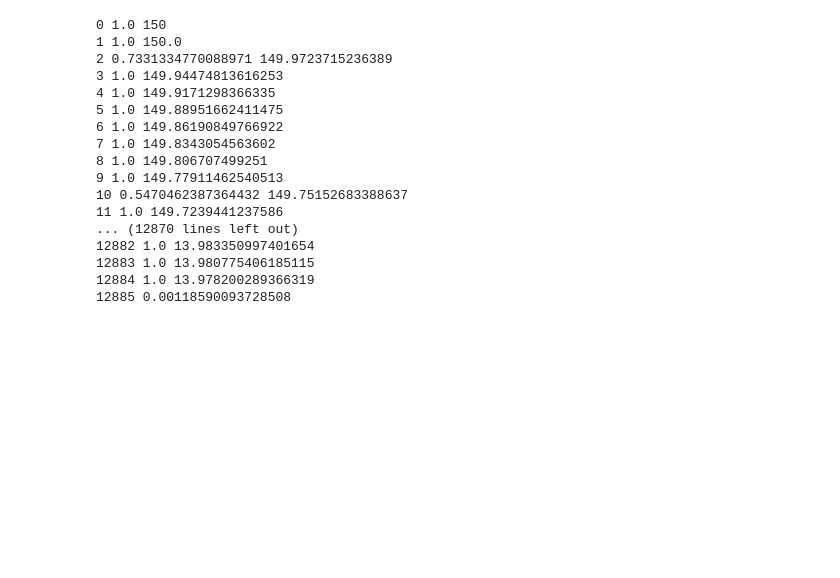
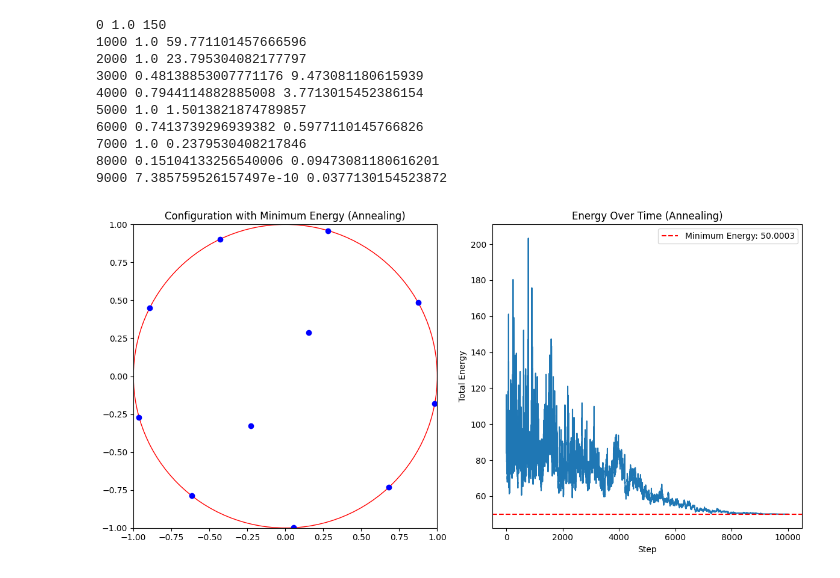
Before and after one commit to DutchProg/STSIM_ass3, a Jupyter notebook: EzradeCleen_12042137_ElinevandeLagemaat_11892900_Assignment_3.ipynb, the cells around one changed output. Saved outputs shown, nothing was run; the diff lists cells and outputs as text; code cells hidden in the pictures; blank space fills up the shorter version.

Commit message:
added_plots_added_optimalizations

```diff
--- a/EzradeCleen_12042137_ElinevandeLagemaat_11892900_Assignment_3.ipynb
+++ b/EzradeCleen_12042137_ElinevandeLagemaat_11892900_Assignment_3.ipynb
@@ -1,7 +1,7 @@
 # %%
 import numpy as np
 import matplotlib.pyplot as plt
-
+import random
 
 def initialize_particles_center_bias(n, radius, center_bias=0.3):
     """ Initialize particles with a bias towards the center. """
@@ -32,15 +32,22 @@ def update_particle_positions(particles, step_size, radius):
         direction = np.array([np.cos(angle), np.sin(angle)])
 
         # Update the particle position in the random direction
-        new_particles[i] += direction * step_size * np.random.uniform(0, 1)
+        new_particles[i] += direction * step_size * np.random.uniform(0, 2)
 
         # Check if the particle is outside the boundary
         distance_from_center = np.linalg.norm(new_particles[i])
+
+        # if random.random() > distance_from_center**2:
+        #     perturbation = np.random.normal(scale=0.5, size=particles[i].shape)
+        #     new_particles[i] += perturbation
+
+        # distance_from_center = np.linalg.norm(new_particles[i])
         if distance_from_center > radius:
             # If outside, reposition it on the boundary
             new_particles[i] = new_particles[i] / distance_from_center * radius
 
     return new_particles
+
 
 def simulate_charged_particles_annealing(n, radius, steps, initial_step_size, final_step_size, initial_temp, final_temp):
     """ Simulate the charged particles with simulated annealing, updating all particles at once. """
@@ -68,7 +75,9 @@ def simulate_charged_particles_annealing(n, radius, steps, initial_step_size, fi
         if new_energy < current_energy or np.random.rand() < np.exp((current_energy - new_energy) / temperature):
             particles = new_particles
             current_energy = new_energy
-        print(step, np.exp((current_energy - new_energy) / temperature), temperature)
+
+        if step % 1000 == 0:
+            print(step, np.exp((current_energy - new_energy) / temperature), temperature)
         # Update energy, temperature, and step size after each step
         energy = compute_forces_and_energy_vectorized(particles, radius)[1]
         energies.append(energy)
@@ -85,59 +149,52 @@ def simulate_charged_particles_annealing(n, radius, steps, initial_step_size, fi
 # %%
 
 # Parameters
-n_particles = 23  # Number of particles
-circle_radius = 1  # Radius of the circle
-simulation_steps = 50_000  # Number of steps in the simulation
-initial_step_size = 0.3
-final_step_size = 0.01
-initial_temperature = 150  # Reduced initial temperature
-final_temperature = 0.01  # Reduced final temperature
-
+n_particles = 11  # Number of particles
+circle_radius = 1
+simulation_steps = 10_000
+initial_step_size = 0.1
+final_step_size = 0.02
+initial_temperature = 150
+final_temperature = 0.01
 
 # Run the simulation with simulated annealing
 annealing_particles, annealing_min_energy, annealing_energy_over_time = simulate_charged_particles_annealing(
     n_particles, circle_radius, simulation_steps, initial_step_size, final_step_size, initial_temperature, final_temperature
 )
 
 # Plotting
 import matplotlib.pyplot as plt
 
 fig, ax = plt.subplots(1, 2, figsize=(12, 6))
 
 # Configuration with minimum energy (annealing)
 circle = plt.Circle((0, 0), circle_radius, color='r', fill=False)
 ax[0].add_artist(circle)
 ax[0].scatter(annealing_particles[:, 0], annealing_particles[:, 1], color='blue')
 ax[0].set_xlim([-circle_radius, circle_radius])
 ax[0].set_ylim([-circle_radius, circle_radius])
 ax[0].set_title("Configuration with Minimum Energy (Annealing)")
 ax[0].set_aspect('equal', 'box')
 
 # Energy over time (annealing)
 ax[1].plot(annealing_energy_over_time)
 ax[1].set_title("Energy Over Time (Annealing)")
 ax[1].set_xlabel("Step")
 ax[1].set_ylabel("Total Energy")
 ax[1].axhline(y=annealing_min_energy, color='r', linestyle='--', label=f'Minimum Energy: {annealing_min_energy:.4f}')
 ax[1].legend()
 
 plt.tight_layout()
 plt.show()
 # %% [output]
 0 1.0 150
-1 1.0 150.0
-2 0.7331334770088971 149.9723715236389
-3 1.0 149.94474813616253
-4 1.0 149.9171298366335
-5 1.0 149.88951662411475
-6 1.0 149.86190849766922
-7 1.0 149.8343054563602
-8 1.0 149.806707499251
-9 1.0 149.77911462540513
-10 0.5470462387364432 149.75152683388637
-11 1.0 149.7239441237586
-... (12870 lines left out)
-12882 1.0 13.983350997401654
-12883 1.0 13.980775406185115
-12884 1.0 13.978200289366319
-12885 0.00118590093728508
+1000 1.0 59.771101457666596
+2000 1.0 23.795304082177797
+3000 0.48138853007771176 9.473081180615939
+4000 0.7944114882885008 3.7713015452386154
+5000 1.0 1.5013821874789857
+6000 0.7413739296939382 0.5977110145766826
+7000 1.0 0.2379530408217846
+8000 0.15104133256540006 0.09473081180616201
+9000 7.385759526157497e-10 0.0377130154523872
+[figure, added]
```
Also changed, not shown: parts of 2 cells of this notebook.
